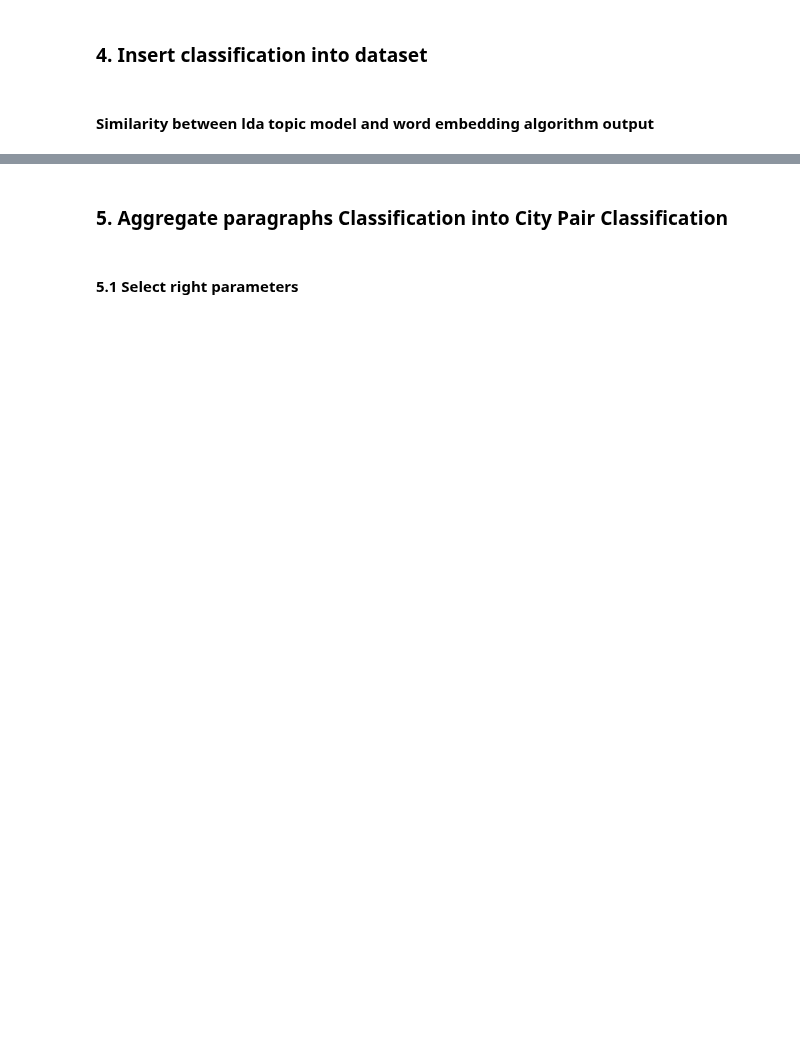
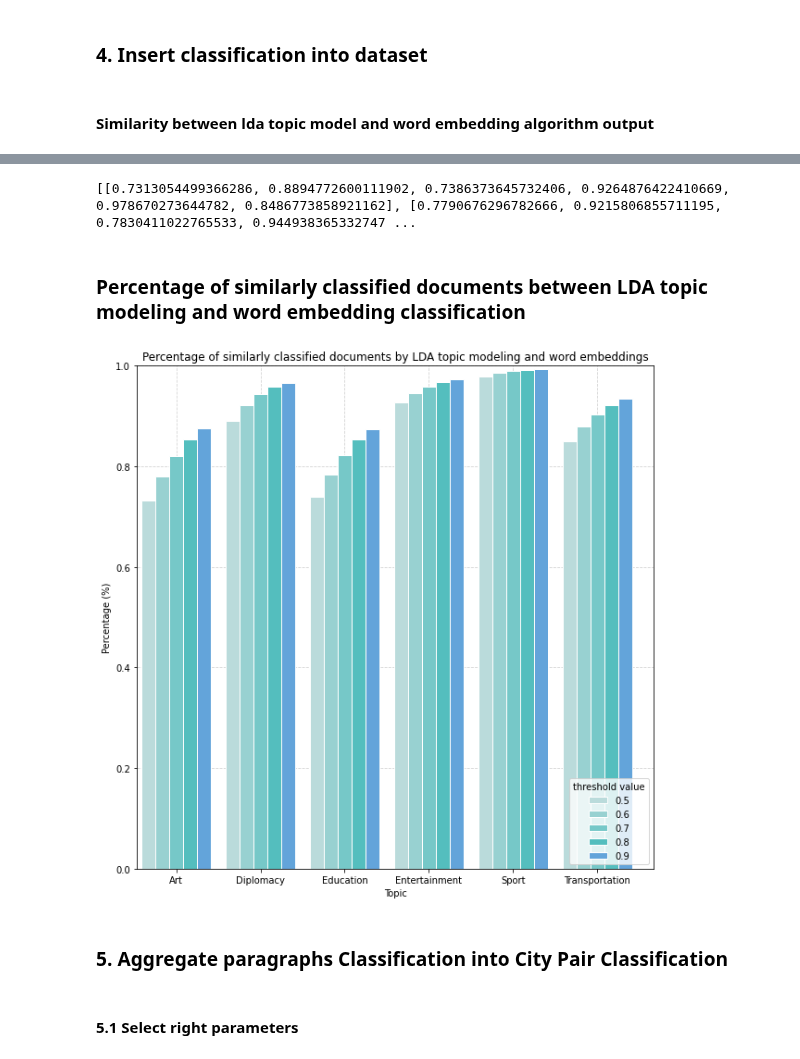
Before and after one commit to seriousdeejay/citynet, a Jupyter notebook: src/analyses/Diederik/Clean Code/3a Word Embedding Categorisation (Final).ipynb, the cells around one changed output, grey strips where cells are left out. Cells and saved outputs as stored; diff of their text form; code cells hidden in the pictures; blank space fills up the shorter version.

```diff
--- a/src/analyses/Diederik/Clean Code/3a Word Embedding Categorisation (Final).ipynb
+++ b/src/analyses/Diederik/Clean Code/3a Word Embedding Categorisation (Final).ipynb
@@ -81,7 +82,7 @@ Index(['paragraph_id', 'city_pair', 'paragraph', 'merged_POS', 'lda_sport',
 # %% [markdown]
 ### Select number of paragraphs to process
 # %%
-sample = df2[:20000]
+sample = df[:]
 # %% [markdown]
 ### 5. Classify Paragraphs (by Word Embedding Algorithm)
 # %% [markdown]
@@ -221,0 +223,20 @@ Name: embedding_dominant, dtype: float64
+# %%
+topics = sorted(['sport', 'art', 'diplomacy', 'education', 'entertainment', 'transportation'])
+thresholds = [0.5, 0.6, 0.7, 0.8, 0.9]
+topic_values = []
+for topic in topics:
+    values = []
+    for threshold in thresholds:
+        #x.lda_dominant.endswith(x.embedding_dominant)
+        values.append(updated_df[(updated_df['lda_dominant'].str.endswith(topic)) & (updated_df['lda_dominant_score'] > threshold) & (updated_df['merged_POS'].str.len() > 10)]['same_categorisation'].value_counts(normalize=True)[1])
+        #df[(df['idxmax'] == )  & (df['max'] > 0.8)]['outcome'].value_counts(normalize=True)
+    topic_values.append(values)
+
+topic_values
+new_topic_values = [[] for x in topic_values[0]]
+for index, topic in enumerate(topic_values):
+    for i, value in enumerate(topic):
+        new_topic_values[i].append(value)
+print(new_topic_values)
+# %% [output]
+[[0.7313054499366286, 0.8894772600111902, 0.7386373645732406, 0.9264876422410669, 0.978670273644782, 0.8486773858921162], [0.7790676296782666, 0.9215806855711195, 0.7830411022765533, 0.944938365332747 ...
@@ -221,0 +246,33 @@ Name: embedding_dominant, dtype: float64
+# %% [markdown]
+### Percentage of similarly classified documents between LDA topic modeling and word embedding classification
+# %%
+import matplotlib.pyplot as plt
+import numpy as np
+
+plt.figure(figsize=(10, 10), facecolor="w")
+# set width of bars
+barWidth = 0.25
+
+r1 =  np.arange(0, len(topic_values[0])+3, 1.50)
+# r1 = np.arange(0, len(topic_values[0])+1.5, 1.50)
+colors =["#54bebe", "#76c8c8", "#98d1d1", "#badbdb", "#97d2fb", "#eccbd9", "#eccbd9"]
+colors = [ "#badbdb","#98d1d1", "#76c8c8","#54bebe", "#63a4da", "#296ead", "#2a4693"]
+
+for idx, topic in enumerate(new_topic_values):
+    plt.bar(r1, topic, color=colors[idx], width=barWidth, edgecolor='white', label=thresholds[idx], zorder=3)
+    r1= [x + barWidth for x in r1]
+
+# Add xticks on the middle of the group bars
+plt.ylabel('Percentage (%)', fontweight='normal')
+plt.xlabel('Topic')
+plt.xticks([0.5, 2, 3.5,  5, 6.5, 8], ['Art', 'Diplomacy', 'Education', 'Entertainment', 'Sport', 'Transportation'])
+plt.ylim(0, 1)
+plt.xlim(-0.2, 9)
+
+# Create legend & Show graphic
+plt.title('Percentage of similarly classified documents by LDA topic modeling and word embeddings')
+plt.legend(title="threshold value", loc="lower right")
+plt.grid(zorder=0, color='lightgray', linestyle='--')
+plt.show()
+# %% [output]
+[figure, added]
```
Also changed, not shown: parts of 33 cells of this notebook, 1 other file.
